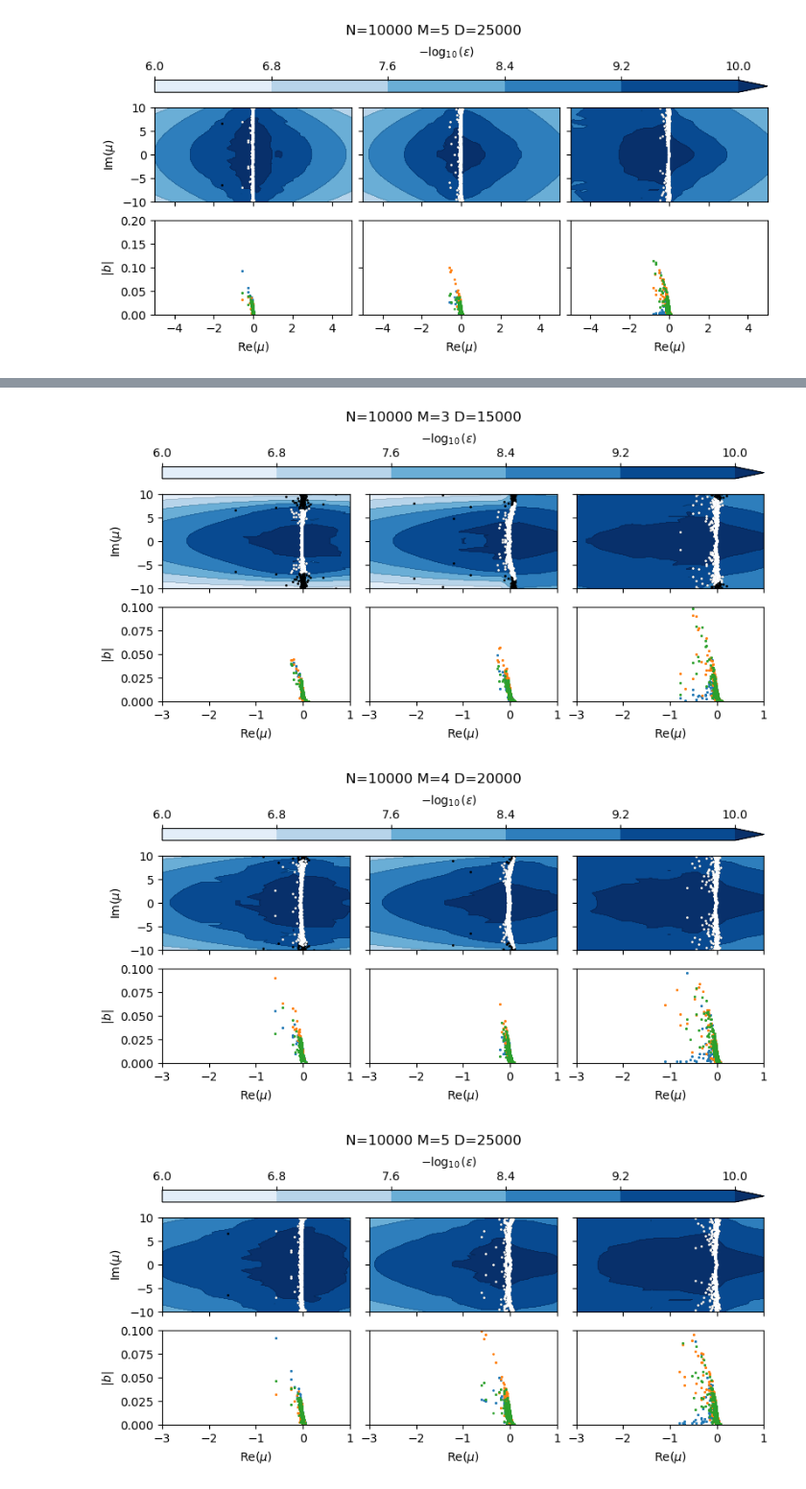
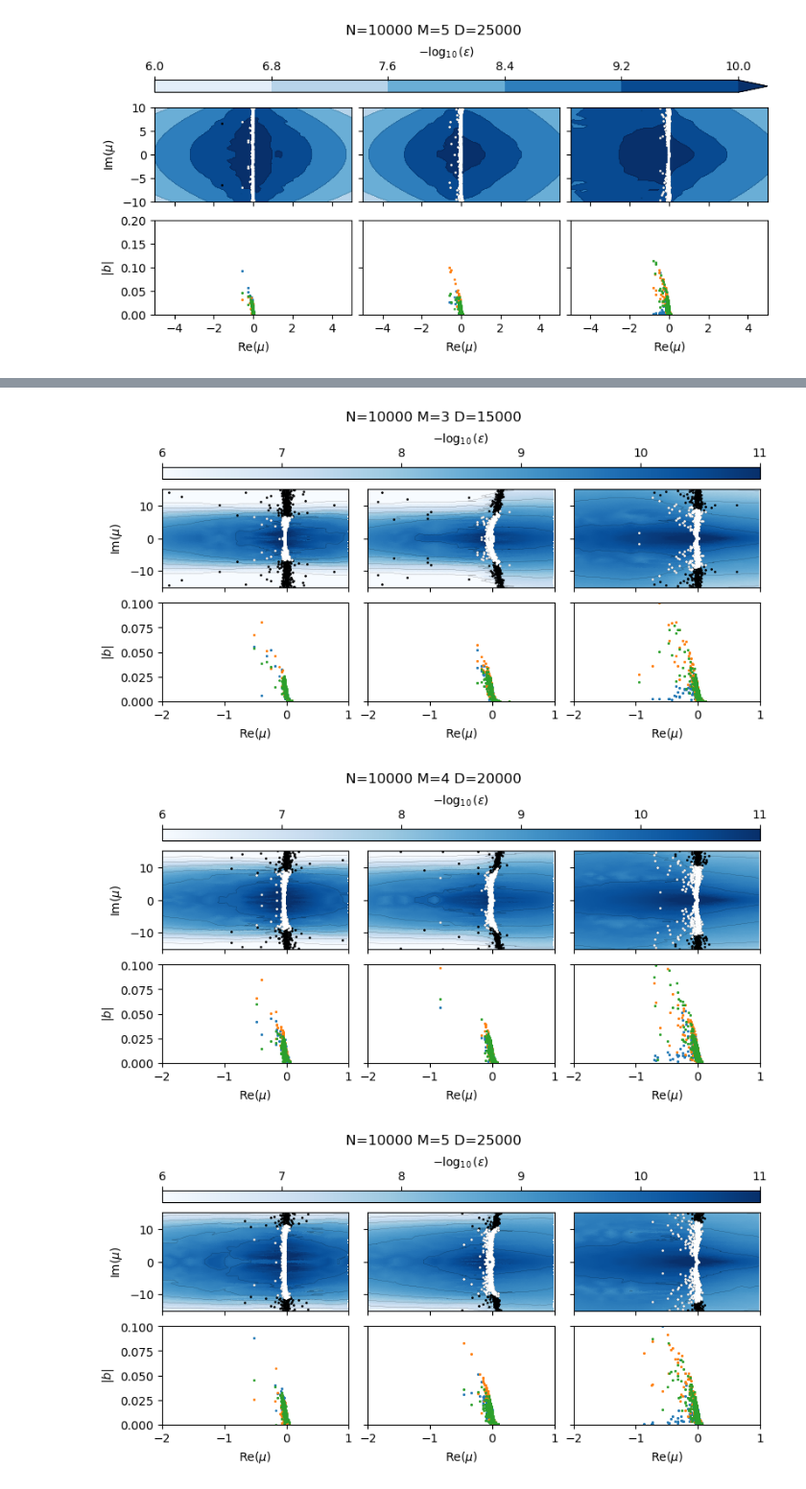
Before and after one commit to znicolaou/kuramoto, a Jupyter notebook: dmdplot.ipynb, the cells around one changed output, grey strips where cells are left out. Shown at 96% size. Cells and saved outputs as stored; diff of their text form; code cells hidden in the pictures.

```diff
--- a/dmdplot.ipynb
+++ b/dmdplot.ipynb
@@ -367,7 +370,12 @@ for D in [0,1,2,3,4,5]:
 [figure]
 [figure]
 # %%
+# filebases=['data/dmd1/','data/dmd2/','data/dmd3/']
+# filebases=['data/dmd4/','data/dmd5/','data/dmd6/']
 filebases=['data/dmd7/','data/dmd8/','data/dmd9/']
+omega=np.fromfile(filebases[0]+'0'+'frequencies.dat',dtype=np.float64)
+N=len(omega)
+
 resmin=1E-6
 resmax=1E-10
 rescrit=1E-9
@@ -399,7 +407,7 @@ for D in [0,1,2,3,4,5]:
         plt.gca().set_rasterization_zorder(0)
 
         plt.xlabel(r'$\mathrm{Re}(\mu)$')
-        plt.xlim(-3,1)
+        plt.xlim(-2,1)
         plt.ylim(0,0.5)
         if l>0:
             plt.gca().set_yticks(plt.gca().get_yticks(),['']*len(plt.gca().get_yticks()))
@@ -417,12 +425,24 @@ for D in [0,1,2,3,4,5]:
         levels=-np.log(resmin)/np.log(10)+(-np.log(resmax)/np.log(10)+np.log(resmin)/np.log(10))*np.arange(6)/5
 
         plt.subplot(2,3,1+l)
-        cs1 = plt.gca().tricontourf(np.real(np.log(zs1)/dt),np.imag(np.log(zs1)/dt),np.log(1/np.array(pseudo1))/np.log(10),levels=levels,cmap='Blues',extend='max',zorder=-5)
-        cs2 = plt.gca().tricontour(cs1,levels=levels,colors=('k',),linewidths=0.1,zorder=-5)
+#         cs1 = plt.gca().tricontour(np.real(np.log(zs1)/dt),np.imag(np.log(zs1)/dt),np.log(1/np.array(pseudo1))/np.log(10),levels=levels,colors='k',lw=1,extend='max',zorder=-5)
+#         cs2 = plt.gca().tricontour(cs1,levels=levels,colors=('k',),linewidths=0.1,zorder=-5)
+        X=np.concatenate([np.real(np.log(zs1)/dt),np.real(np.log(evals1)/dt)])
+        Y=np.concatenate([np.imag(np.log(zs1)/dt),np.imag(np.log(evals1)/dt)])
+        C=np.concatenate([np.log(1/np.array(pseudo1))/np.log(10),np.log(1/np.array(res1))/np.log(10)])
+
+        x=-3+4*np.arange(256)/256
+        y=-15+30*np.arange(256)/256
+        X2,Y2=np.meshgrid(x,y)
+        xi=np.array([X2,Y2]).transpose(1,2,0).reshape(-1,2)
+        C2=griddata(np.array([X,Y]).T,C,xi)
+        cs2=plt.gca().tripcolor(X2.ravel(),Y2.ravel(),C2,cmap='Blues',zorder=-6,vmin=6,vmax=11)
+        inds=np.where(np.isfinite(C2))[0]
+        cs1 = plt.gca().tricontour(X2.ravel()[inds],Y2.ravel()[inds],C2[inds],levels=levels,colors='k',linewidths=0.1,extend='max',zorder=-5)
 
         plt.gca().set_rasterization_zorder(0)
-        plt.xlim(-3,1)
-        plt.ylim(-10,10)
+        plt.xlim(-2,1)
+        plt.ylim(-15,15)
 
         xs1=np.real(np.log(evals1)/dt)
         ys1=np.imag(np.log(evals1)/dt)
@@ -439,7 +459,7 @@ for D in [0,1,2,3,4,5]:
 
         l=l+1
 
-    fig.colorbar(cs1, ax=axs[:,:], location='top',aspect=50,label=r'$-\log_{10}(\varepsilon)$')
+    fig.colorbar(cs2, ax=axs[:,:], location='top',aspect=50,label=r'$-\log_{10}(\varepsilon)$')
 
     plt.savefig('oscillatordmd2_%i.pdf'%D,dpi=200)
     plt.show()
@@ -450,3 +470,3 @@ for D in [0,1,2,3,4,5]:
-[figure, old version]
+[figure, new version]
-[figure, old version]
+[figure, new version]
-[figure, old version]
+[figure, new version]
```
Also changed, not shown: parts of 3 cells of this notebook, 3 other files.
